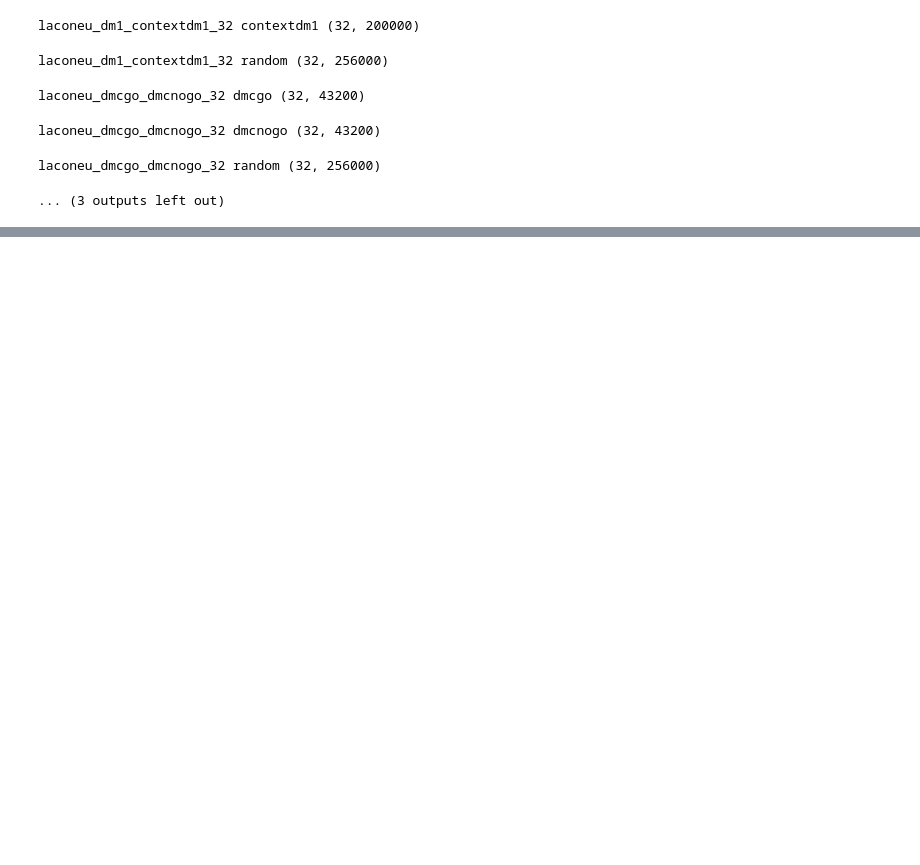
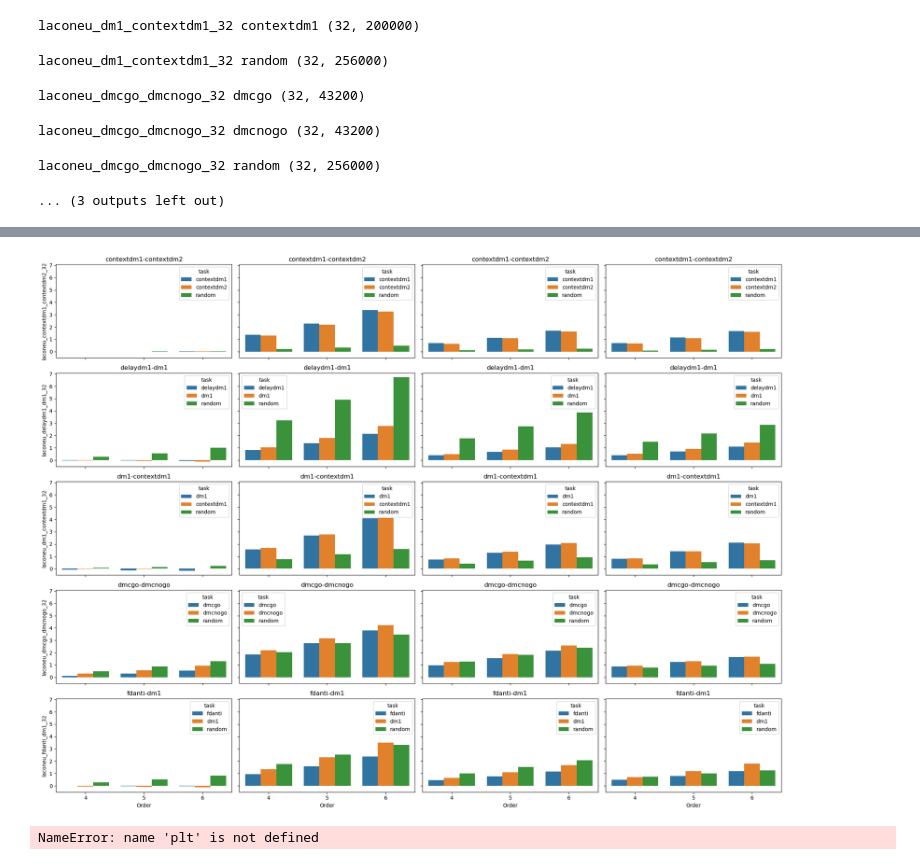
Before and after one commit to SalvadorCalanni/LACONEU25_group_project, a Jupyter notebook: Ori_repo_and_data/hoi.ipynb, the cells around one changed output, grey strips where cells are left out. Drawn from its saved outputs; the diff is of its cells as text; code cells hidden in the pictures; blank space fills up the shorter version.

```diff
--- a/Ori_repo_and_data/hoi.ipynb
+++ b/Ori_repo_and_data/hoi.ipynb
@@ -82,3 +87,33 @@ sns.boxplot(data=concatenated_meanhoi, x='order', y='o', hue='model')
+# %%
+# make a subplot array of the different models with rows are models and columns are metrics
+# the hue is the task and the x axis is the order
+# the y axis is the metric
+# the metric is o, s, tc, dtc
+metrics = ['o', 's', 'tc', 'dtc']
+fig, axes = plt.subplots(len(model_dirs), len(metrics), figsize=(20, 15), sharex=True, sharey=True)
+
+for i, model in enumerate(model_dirs):
+    for j, metric in enumerate(metrics):
+        ax = axes[i, j]
+        sns.barplot(data=concatenated_meanhoi[(concatenated_meanhoi['model'] == model) & (concatenated_meanhoi['order'] > 3)],
+                    x='order', y=metric, hue='task', ax=ax)
+        if i == 0:
+            ax.set_title(metric)
+        if j == 0:
+            ax.set_ylabel(model)
+        if i == len(model_dirs) - 1:
+            ax.set_xlabel('Order')
+        #title is the model name
+        ax.set_title("-".join(model.split('_')[1:-1]))
+plt.tight_layout()
+plt.show()
+# %% [output]
+[figure, added]
+# %%
+plt.figure(figsize=(15, 5))
+sns.barplot(data=concatenated_meanhoi[concatenated_meanhoi['task'] == 'random'], x='order', y='o', hue='model')
+# %% [output]
+NameError: name 'plt' is not defined
 # %%
 from thoi.heuristics import simulated_annealing, greedy
 
```
Also changed, not shown: parts of 3 cells of this notebook, 1 other file.
